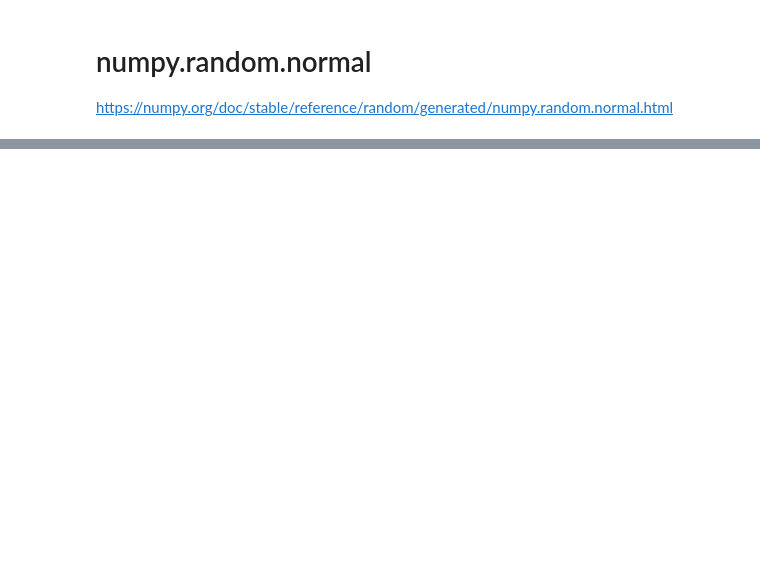
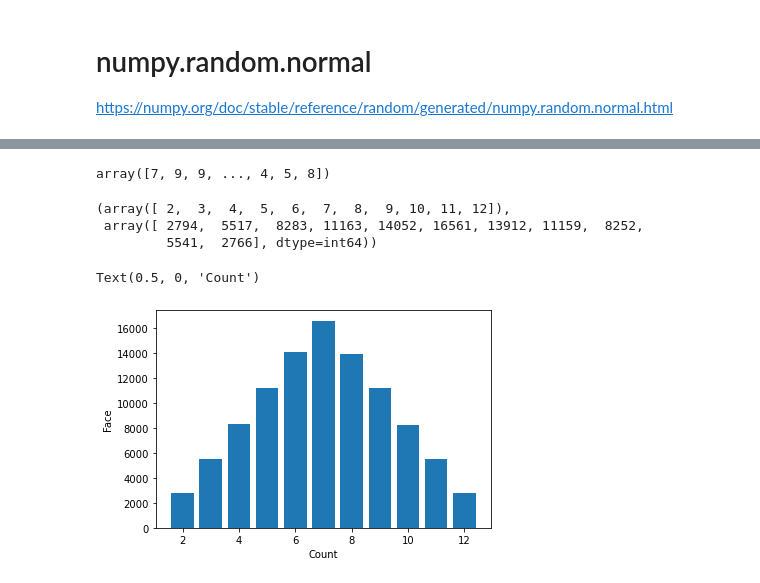
Before and after one commit to DPR-droid/2021_11_Programming-for-Data-Analysis-Assignment-2021, a Jupyter notebook: numpy-random.ipynb, the cells around one changed output, grey strips where cells are left out. Drawn from its saved outputs; the diff is of its cells as text; code cells hidden in the pictures; blank space fills up the shorter version.

```diff
--- a/numpy-random.ipynb
+++ b/numpy-random.ipynb
@@ -122,0 +246,9 @@ plt.plot(bins,f,linewidth=2)
+# %%
+# The number of dice to roll in each turn
+numofdice = 2
+# The number of turns
+numofturn = 100000
+# Roll the dice
+dice = np.random.randint(1, 7, (numofturn, numofdice))
+# See List
+dice
@@ -123,3 +263,29 @@ plt.plot(bins,f,linewidth=2)
+# %%
+# Sum the faces of the dice
+totals = np.sum(dice, axis=1)
+# Have a look
+totals
+# %% [output]
+array([7, 9, 9, ..., 4, 5, 8])
+# %%
+# Count the number of total for 2 dice.
+faces, counts = np.unique(totals, return_counts=True)
+faces , counts
+# %% [output]
+(array([ 2,  3,  4,  5,  6,  7,  8,  9, 10, 11, 12]),
+ array([ 2794,  5517,  8283, 11163, 14052, 16561, 13912, 11159,  8252,
+         5541,  2766], dtype=int64))
+# %%
+# Create a new plot
+fig, ax  = plt.subplots()
+# Bar Chart
+ax.bar(faces, counts)
+# Set Access label
+ax.set_ylabel('Face')
+ax.set_xlabel('Count')
+# %% [output]
+Text(0.5, 0, 'Count')
+[figure, added]
 # %% [markdown]
 # References
 
```
Also changed, not shown: parts of 39 cells of this notebook.
